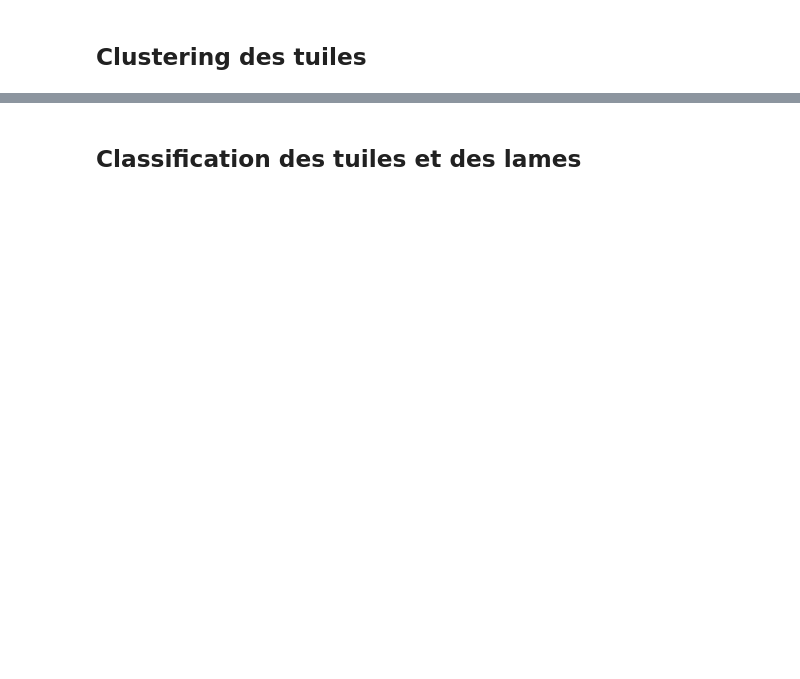
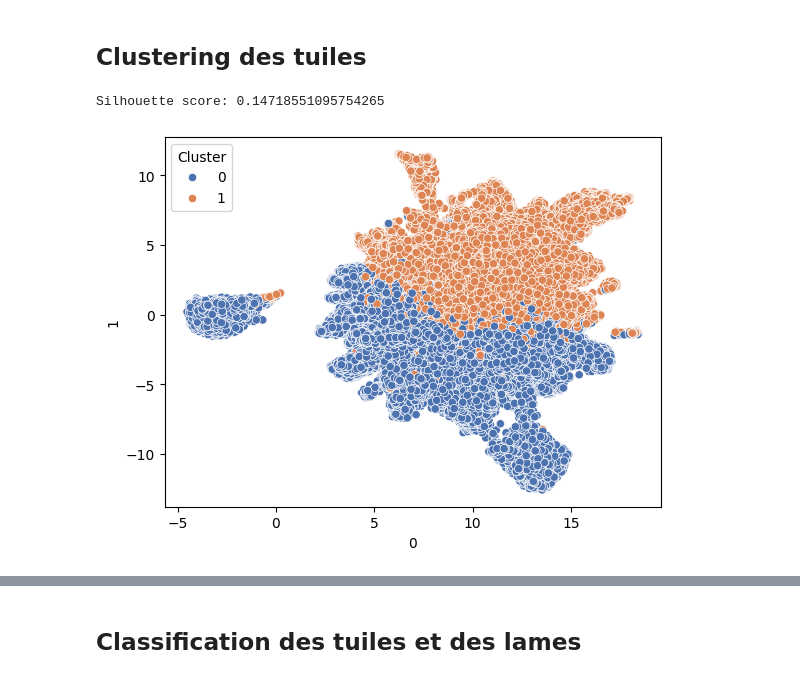
Before and after one commit to tchalas1/Projet-5BIM-CLB_Mesopath, a Jupyter notebook: CONCH_embeddings_exploration.ipynb, the cells around one changed output, grey strips where cells are left out. Cells and saved outputs as stored; diff of their text form; code cells hidden in the pictures; blank space fills up the shorter version.

```diff
--- a/CONCH_embeddings_exploration.ipynb
+++ b/CONCH_embeddings_exploration.ipynb
@@ -43,11 +43,24 @@ all_bap1_mutation=[]
 
 meta_slide = pd.DataFrame(columns=['Slide','BAP1_mutation'])
 
-for i in range(nb_wsi):
+i_no_bap1 = 0
+i_bap1 = 0
+i = 0
+while i_bap1<nb_wsi//2 or i_no_bap1<nb_wsi//2:
+    i += 1
     df = pd.read_csv(all_embeds[i], header=0, index_col=0)
-    all_wsi.append(df.iloc[0,0])
-    all_bap1_mutation.append(df.iloc[0,1])
-    all_df.append(df)
+    bap1 = df.iloc[0,1]
+    #print(i_no_bap1, i_bap1)
+    if bap1 == 0 and i_bap1!=nb_wsi//2:
+        all_wsi.append(df.iloc[0,0])
+        all_bap1_mutation.append(bap1)
+        i_bap1 += 1
+        all_df.append(df)
+    elif bap1 == 4 and i_no_bap1!=nb_wsi//2:
+        all_wsi.append(df.iloc[0,0])
+        all_bap1_mutation.append(bap1)
+        all_df.append(df)
+        i_no_bap1 += 1
 
 all=pd.concat(all_df)
 d = {'Slide': all_wsi, 'BAP1_mutation': all_bap1_mutation}
@@ -118,3 +133,17 @@ all_cluster['Cluster'] = cluster_labels
 
 score = silhouette_score(all.iloc[:,4:516], cluster_labels)
 print('Silhouette score:', score)
+# %% [output]
+Silhouette score: 0.14718551095754265
+# %%
+sns.scatterplot(
+   x=0,
+   y=1,
+   data=all_red_cluster,
+   hue="Cluster",
+   palette = "deep"
+)
+
+plt.show()
+# %% [output]
+[figure, added]
```
Also changed, not shown: parts of 11 cells of this notebook.
